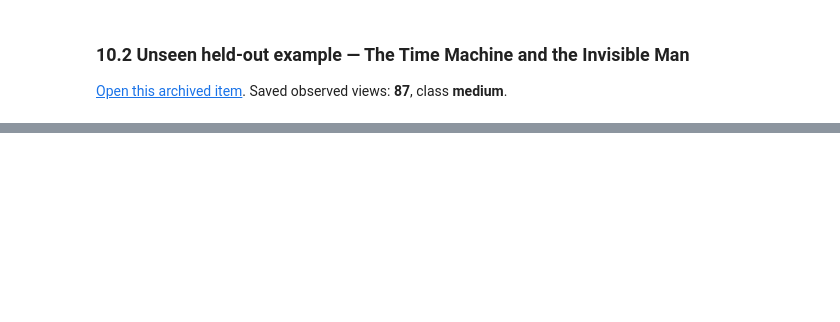
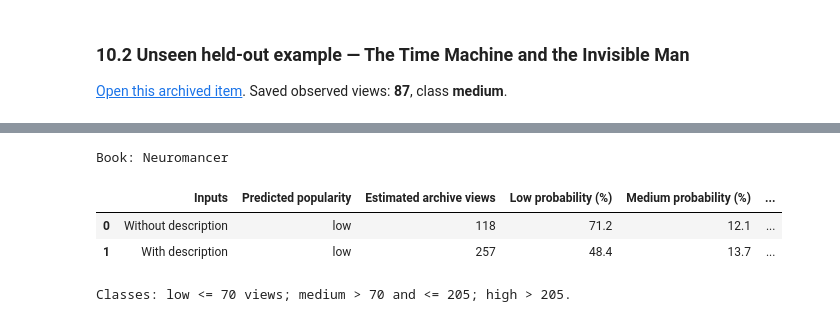
Before and after one commit to Mhmd-Shkeir/Lab-Network-Project, a Jupyter notebook: notebooks/05_popularity_description_comparison.ipynb, the cells around one changed output, grey strips where cells are left out. Saved outputs shown, nothing was run; the diff lists cells and outputs as text; code cells hidden in the pictures; blank space fills up the shorter version.

Commit message:
Add four runnable popularity examples to notebook 05 and restore outputs of 10.1 and 10.2

```diff
--- a/notebooks/05_popularity_description_comparison.ipynb
+++ b/notebooks/05_popularity_description_comparison.ipynb
@@ -686,0 +809,49 @@ display(holdout_demo["predictions"])
+# %%
+# Training example with description — Neuromancer
+# Source: https://archive.org/details/neuromancer0000gibs_b5r9
+BOOK = {'title': 'Neuromancer',
+ 'description': 'Henry Dorsett Case was the sharpest data-thief in the Matrix, until an ex-employer crippled his nervous system. Now a new '
+                'employer has recruited him for a last-chance run against an unthinkably powerful artificial intelligence. With a '
+                "mirror-eyed girl street-samurai riding shotgun, he's ready for the silicon-quick, bleakly prophetic adventure that upped "
+                'the ante on an entire genre of fiction Henry Dorsett Case was the sharpest data-thief in the Matrix, until an ex-employer '
+                'crippled his nervous system. Recruited for a last-chance run against an unthinkably powerful artificial intelligence, '
+                'Case needs to complete the mission to stay alive. Molly, with mirror-shade implants and razors in her fingertips, riding '
+                'shotgun, is going to keep him alive... if she can. -- adapted from introduction Series introduction: What we talk about '
+                'when we talk about science fiction / by Neil Gaiman -- Neuromancer. Chiba City blues ; The shopping expedition ; Midnight '
+                'in the Rue James Verne ; The straylight run ; Coda: Departure and arrival',
+ 'author': 'Gibson, William, 1948- author',
+ 'publication_year': 2016,
+ 'pages': 314,
+ 'genre': None,
+ 'subjects': 'Nervous system -- Wounds and injuries -- Fiction | Information superhighway -- Fiction | Business intelligence -- Fiction | '
+             'Conspiracies -- Fiction | Hackers -- Fiction | Système nerveux -- Lésions et blessures -- Romans, nouvelles, etc | '
+             'Autoroutes électroniques -- Romans, nouvelles, etc | Conspiration -- Romans, nouvelles, etc | Pirates informatiques -- '
+             'Romans, nouvelles, etc | Science fiction | Business intelligence | Conspiracies | Hackers | Information superhighway | '
+             'Nervous system -- Wounds and injuries | Nervous system -- Fiction | Information networks -- Fiction | Political crimes and '
+             'offenses -- Fiction | Japan -- Fiction | Japan',
+ 'archive_years': 4.566735112936345,
+ 'juvenile': False}
+OBSERVED_VIEWS = 2714   # observed on archive.org; used only for the comparison below, never as a model input
+
+if "book_predictor" not in globals():
+    raise RuntimeError("Run the Setup cell in section 9 first.")
+answer = book_predictor.predict_book(**BOOK)
+cuts = answer["class_cutoffs"]
+observed_class = "low" if OBSERVED_VIEWS <= cuts["low_max"] else ("high" if OBSERVED_VIEWS > cuts["medium_max"] else "medium")
+table = answer["predictions"].copy()
+table["Observed archive views"] = OBSERVED_VIEWS
+table["Observed popularity"] = observed_class
+table["Class matches observed?"] = table["Predicted popularity"] == observed_class
+table["Absolute view-count error"] = (table["Estimated archive views"] - OBSERVED_VIEWS).abs()
+print("Book:", BOOK["title"])
+display(table)
+print(f"Classes: low <= {cuts['low_max']:g} views; medium > {cuts['low_max']:g} and <= {cuts['medium_max']:g}; high > {cuts['medium_max']:g}.")
+if not answer["assumptions"].empty:
+    print("Missing details / assumptions used:")
+    display(answer["assumptions"])
+# %% [output]
+Book: Neuromancer
+|  | Inputs | Predicted popularity | Estimated archive views | Low probability (%) | Medium probability (%) | ... |
+| 0 | Without description | low | 118 | 71.2 | 12.1 | ... |
+| 1 | With description | low | 257 | 48.4 | 13.7 | ... |
+Classes: low <= 70 views; medium > 70 and <= 205; high > 205.
```
Also changed, not shown: parts of 18 cells of this notebook.
